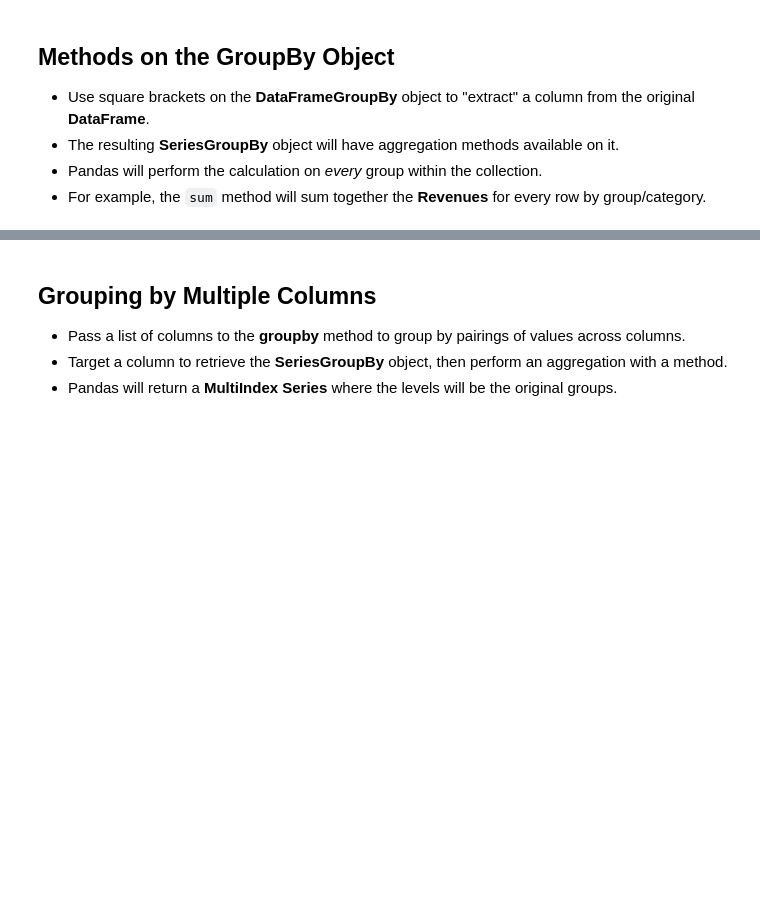
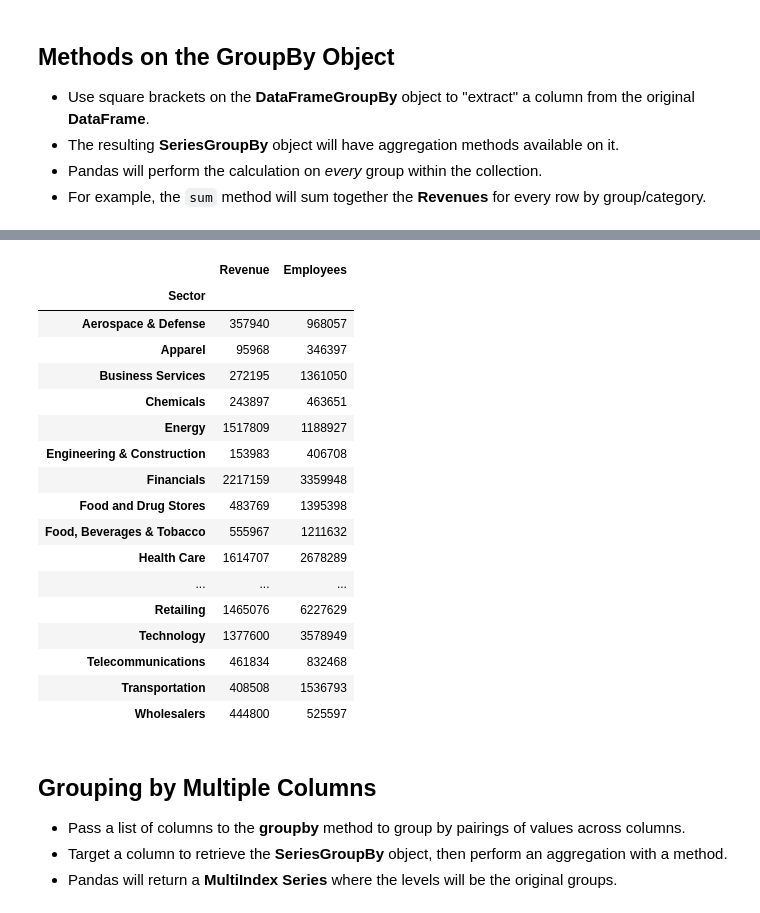
Before and after one commit to Petar-Koprinkov/Pandas, a Jupyter notebook: Incomplete/09 - The GroupBy Object.ipynb, the cells around one changed output, grey strips where cells are left out. Cells and saved outputs as stored; diff of their text form; code cells hidden in the pictures; blank space fills up the shorter version.

Commit message:
feat: Aggregation methods on DataFrameGroupBy Objects

```diff
--- a/Incomplete/09 - The GroupBy Object.ipynb
+++ b/Incomplete/09 - The GroupBy Object.ipynb
@@ -171,3 +171,6 @@ sectors.get_group('Health Care')
 - The resulting **SeriesGroupBy** object will have aggregation methods available on it.
 - Pandas will perform the calculation on *every* group within the collection.
 - For example, the `sum` method will sum together the **Revenues** for every row by group/category.
+# %%
+fortune = pd.read_csv('fortune1000.csv', index_col=0)
+fortune
@@ -173,0 +192,3 @@ sectors.get_group('Health Care')
+# %%
+sectors = fortune.groupby('Sector')
+sectors
@@ -174,3 +277,24 @@ sectors.get_group('Health Care')
+# %%
+sectors[['Revenue', 'Employees']].sum()
+# %% [output]
+|  | Revenue | Employees |
+| Sector |  |  |
+| Aerospace & Defense | 357940 | 968057 |
+| Apparel | 95968 | 346397 |
+| Business Services | 272195 | 1361050 |
+| Chemicals | 243897 | 463651 |
+| Energy | 1517809 | 1188927 |
+| Engineering & Construction | 153983 | 406708 |
+| Financials | 2217159 | 3359948 |
+| Food and Drug Stores | 483769 | 1395398 |
+| Food, Beverages & Tobacco | 555967 | 1211632 |
+| Health Care | 1614707 | 2678289 |
+| ... | ... | ... |
+| Retailing | 1465076 | 6227629 |
+| Technology | 1377600 | 3578949 |
+| Telecommunications | 461834 | 832468 |
+| Transportation | 408508 | 1536793 |
+| Wholesalers | 444800 | 525597 |
 # %% [markdown]
 ## Grouping by Multiple Columns
 - Pass a list of columns to the **groupby** method to group by pairings of values across columns.
```
Also changed, not shown: parts of 6 cells of this notebook.
